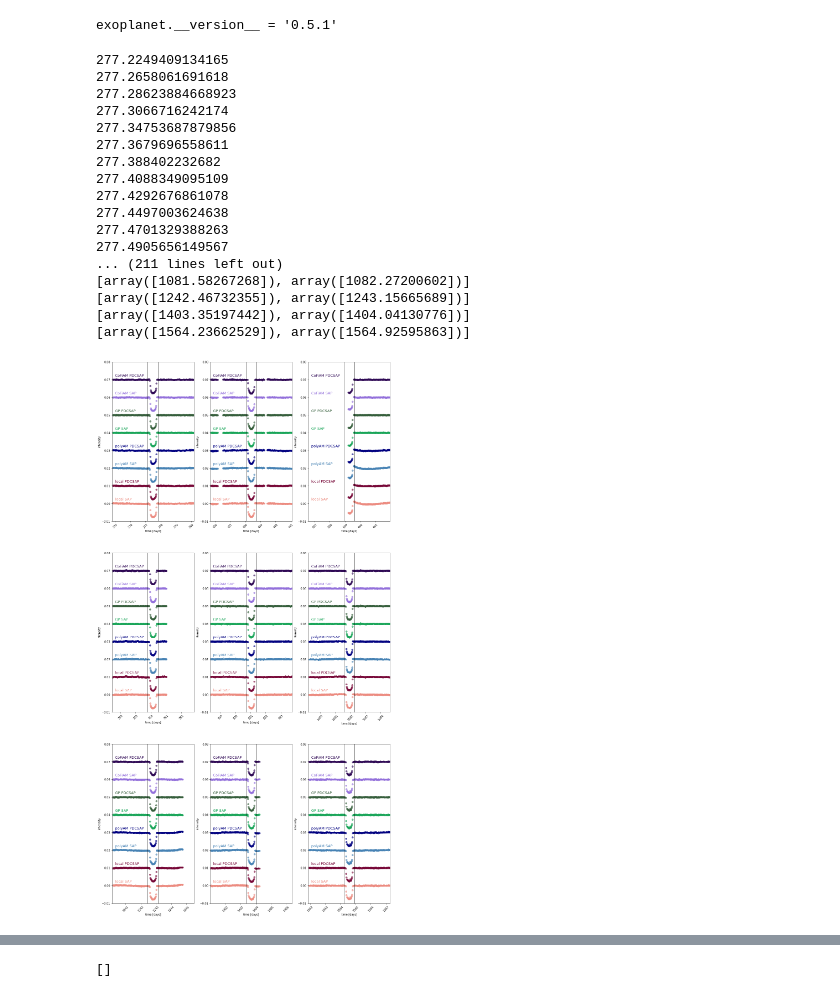
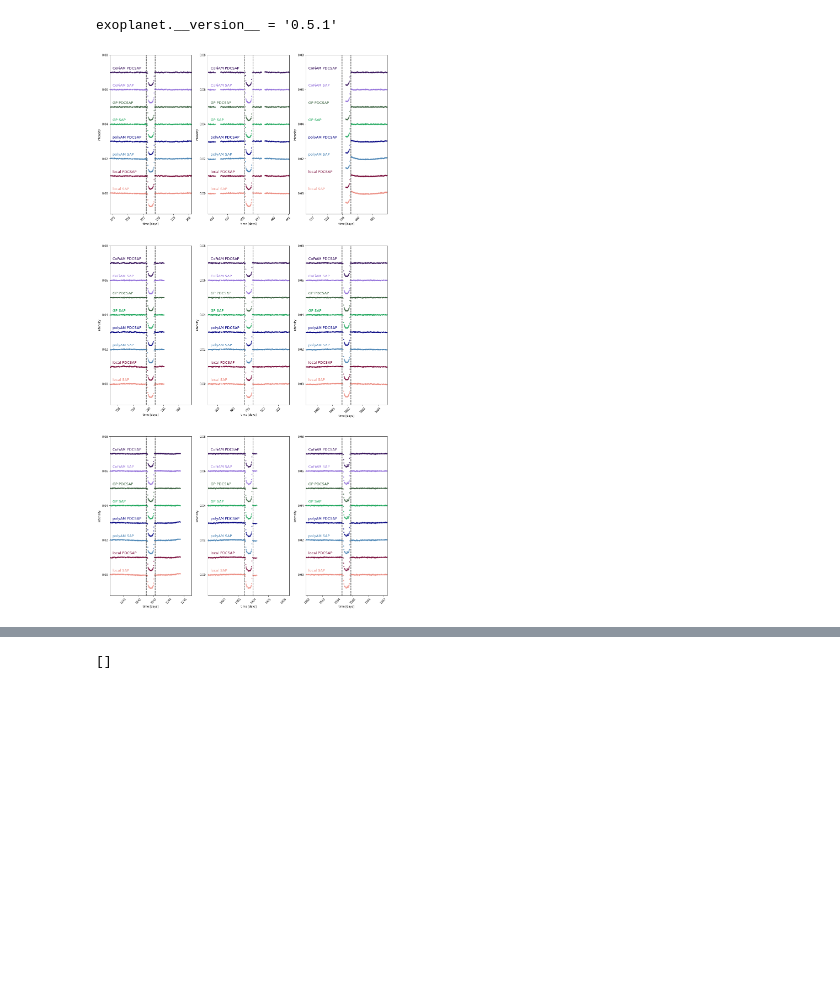
Before and after one commit to nanoza/TTVs, a Jupyter notebook: lc.ipynb, the cells around one changed output, grey strips where cells are left out. Saved outputs shown, nothing was run; the diff lists cells and outputs as text; code cells hidden in the pictures; blank space fills up the shorter version.

Commit message:
fit pdc over all data

```diff
--- a/lc.ipynb
+++ b/lc.ipynb
@@ -572,7 +579,7 @@ def trim_jump_times(x, y, yerr, mask, t0s, period, jump_times):
 
     return x_epochs, y_epochs, yerr_epochs, mask_epochs
 # %%
-def plot_detrended_lc(x, ys, mask, detrend_labels, t0s_in_data, window, period, colors, duration, figname=None):
+def plot_detrended_lc(xs, ys, masks, detrend_labels, t0s_in_data, window, period, colors, duration, depth=None, figname=None):
     '''
     inputs:
     x = times
@@ -596,13 +603,11 @@ def plot_detrended_lc(x, ys, mask, detrend_labels, t0s_in_data, window, period,
     import math
 
 
-
-    mask_search = np.ma.masked_where(mask == False, x)
+    mask_search = np.ma.masked_where(masks[0] == False, xs[0])
     in_transit = []
     for t in mask_search:
         if not math.isnan(float(t)):
             in_transit.append(float(t))
-            print(float(t))
 
 
     transits = []
@@ -623,14 +628,11 @@ def plot_detrended_lc(x, ys, mask, detrend_labels, t0s_in_data, window, period,
         if ii == len(in_transit)-1:
             transits.append(a_transit)
 
-
-
     transit_windows = []
     for t0 in t0s_in_data:
-        transit_windows.append([t0 - duration/(24.*1.3), t0 + duration/(24.*1.3)])
-        print([t0 - duration/(24.*1.3), t0 + duration/(24.*1.3)])
-
-
+        #print(duration/24.)
+        transit_windows.append([t0 - 1.3*duration/(2*24.), t0 + 1.3*duration/(2*24.)])
+        #print((t0 + 1.3*duration/(2*24.)) - (t0 - 1.3*duration/(2*24.)))
 
 
     n_transit = np.arange(0, len(t0s_in_data), 1)
@@ -643,15 +645,20 @@ def plot_detrended_lc(x, ys, mask, detrend_labels, t0s_in_data, window, period,
 
     y_detrend = []
     ndetrend = 0
+
     detrend_offset = 0
-
-
+    if not depth:
+        depth = 0.01
     for detrend_index in range(0, len(ys)):
 
         y_detrend = ys[detrend_index]
+        x = xs[detrend_index]
+
 
         #add offset for plotting purposes
         y_detrend += detrend_offset
+
+
 
         if len(t0s_in_data) > 1:
             column = 0
@@ -663,13 +670,13 @@ def plot_detrended_lc(x, ys, mask, detrend_labels, t0s_in_data, window, period,
                 ax_ii.plot(x, y_detrend, 'o', color = colors[detrend_index],
                             alpha = 0.63)
                 #[ax_ii.axvspan(transit[0], transit[len(transit)-1], alpha=0.023, color='k') for transit in transits]
-                [ax_ii.axvline(transit[0], linewidth=1, color='k') for transit in transit_windows]
-                [ax_ii.axvline(transit[1], linewidth=1, color='k') for transit in transit_windows]
+                [ax_ii.axvline(transit[0], linewidth=1.8, color='k', alpha = 0.18, ls='--') for transit in transit_windows]
+                [ax_ii.axvline(transit[1], linewidth=1.8, color='k', alpha = 0.18, ls='--') for transit in transit_windows]
 
                 ax_ii.set_xlabel("time [days]")
                 ax_ii.set_ylabel("intensity")
                 ax_ii.set_xlim(t0-(period*window), t0+(period*window))
-                ax_ii.set_ylim(-0.01, 0.01*len(ys))
+                ax_ii.set_ylim(-1.2*depth, depth*len(ys))
                 ax_ii.tick_params(axis='x', rotation=45)
                 ax_ii.text(t0-(period*window)+.18, detrend_offset+.0018,
                            detrend_labels[detrend_index],
@@ -690,6 +697,8 @@ def plot_detrended_lc(x, ys, mask, detrend_labels, t0s_in_data, window, period,
             ax.set_xlabel("time [days]")
             ax.set_ylabel("intensity")
             ax.set_xlim(t0-(period*window), t0+(period*window))
+
+
             ax.set_ylim(-0.01, 0.01*len(ys)+.01)
             ax.tick_params(axis='x', rotation=45)
             ax_ii.text(t0-(period*window)+.18, detrend_offset+.0018,
@@ -701,7 +710,7 @@ def plot_detrended_lc(x, ys, mask, detrend_labels, t0s_in_data, window, period,
         y_detrend -= detrend_offset
 
         ndetrend += 1
-        detrend_offset += 0.01
+        detrend_offset += depth
 
 
 
@@ -716,50 +725,33 @@ def plot_detrended_lc(x, ys, mask, detrend_labels, t0s_in_data, window, period,
 # %%
 x_detrended = detrended_lc['time']
 mask_detrended = detrended_lc['mask']
 
 sap_local_detrended = detrended_lc['local SAP']
 pdcsap_local_detrended = detrended_lc['local PDCSAP']
 sap_poly_detrended = detrended_lc['polyAM SAP']
 pdcsap_poly_detrended = detrended_lc['polyAM PDCSAP']
 sap_gp_detrended = detrended_lc['GP SAP']
 pdcsap_gp_detrended = detrended_lc['GP PDCSAP']
 sap_cofiam_detrended = detrended_lc['CoFiAM SAP']
 pdcsap_cofiam_detrended = detrended_lc['CoFiAM PDCSAP']
 
 y_detrended = [sap_local_detrended, pdcsap_local_detrended,
                sap_poly_detrended, pdcsap_poly_detrended,
                sap_gp_detrended, pdcsap_gp_detrended,
                sap_cofiam_detrended, pdcsap_cofiam_detrended]
 
 detrend_label = ['local SAP', 'local PDCSAP',
                  'polyAM SAP', 'polyAM PDCSAP',
                  'GP SAP', 'GP PDCSAP',
                  'CoFiAM SAP', 'CoFiAM PDCSAP']
 
 plot_detrended_lc(x_detrended, y_detrended, mask_detrended, detrend_label,
                   t0s, float(6*duration/(24.))/period, period,
-                  colors, duration,
+                  colors, duration, depth=0.01,
                   figname = './figures/koi3678_Feb2.pdf'
 )
 # %% [output]
-277.2249409134165
-277.2658061691618
-277.28623884668923
-277.3066716242174
-277.34753687879856
-277.3679696558611
-277.388402232682
-277.4088349095109
-277.4292676861078
-277.4497003624638
-277.4701329388263
-277.4905656149567
-... (211 lines left out)
-[array([1081.58267268]), array([1082.27200602])]
-[array([1242.46732355]), array([1243.15665689])]
-[array([1403.35197442]), array([1404.04130776])]
-[array([1564.23662529]), array([1564.92595863])]
-[figure, old version]
+[figure, new version]
 # %%
 def split_around_transits(x, y, yerr, mask, t0s, window, period, model = 'None'):
     #x = time
```
Also changed, not shown: parts of 16 cells of this notebook, 2 other files.
